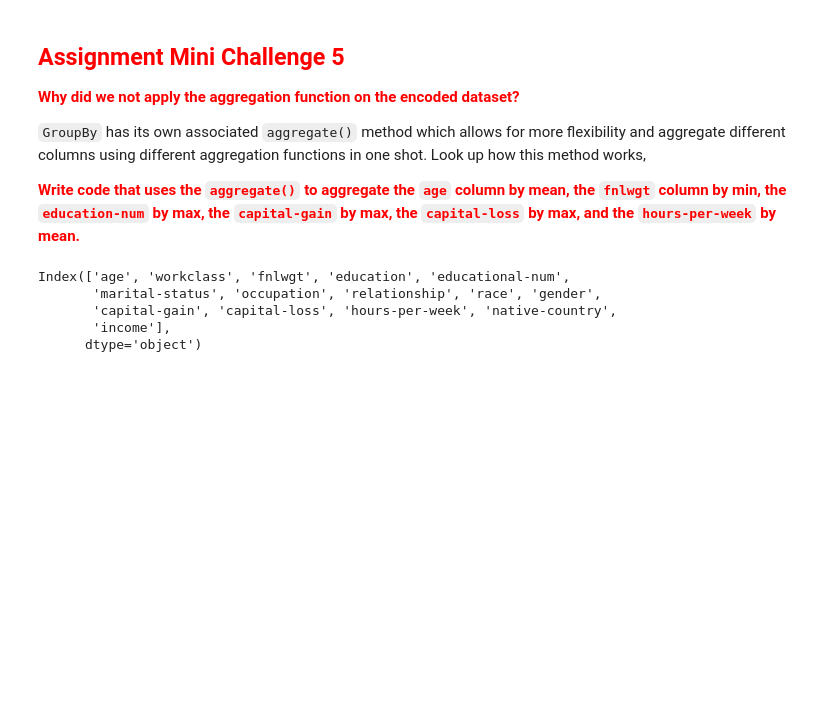
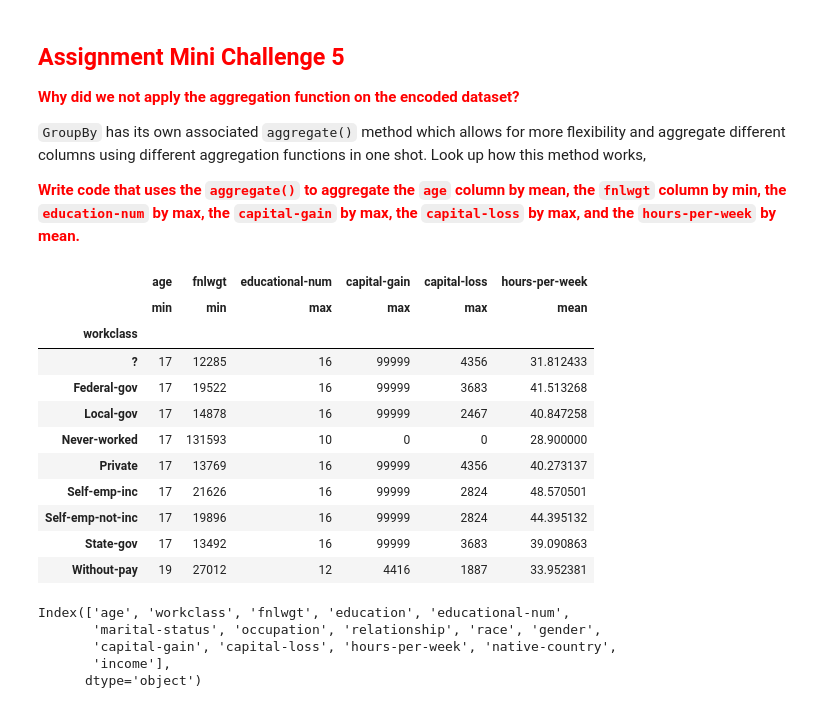
Before and after one commit to AmrMKayid/CSEN1095-Data-Engineering, a Jupyter notebook: Practice6- Data Integration and Feature Engineering.ipynb, the cells around one changed output. Cells and saved outputs as stored; diff of their text form; code cells hidden in the pictures; blank space fills up the shorter version.

```diff
--- a/Practice6- Data Integration and Feature Engineering.ipynb
+++ b/Practice6- Data Integration and Feature Engineering.ipynb
@@ -1202,6 +1278,26 @@ The `agg` function intelligently ignores categorical attributes.
 ``GroupBy`` has its own associated ``aggregate()`` method which allows for more flexibility and aggregate different columns using different aggregation functions in one shot. Look up how this method works,
 
 <span style="color:red"><b>Write code that uses the ``aggregate()`` to aggregate the `age` column by mean, the `fnlwgt` column by min, the `education-num` by max, the `capital-gain` by max, the `capital-loss` by max, and the `hours-per-week` by mean. </b></span>
+# %%
+income_df.groupby(["workclass"]).agg({'age' : ['min'],
+                                      'fnlwgt' : ['min'],
+                                     'educational-num': ['max'],
+                                     'capital-gain': ['max'],
+                                     'capital-loss': ['max'],
+                                     'hours-per-week': ['mean']})
+# %% [output]
+|  | age | fnlwgt | educational-num | capital-gain | capital-loss | hours-per-week |
+|  | min | min | max | max | max | mean |
+| workclass |  |  |  |  |  |  |
+| ? | 17 | 12285 | 16 | 99999 | 4356 | 31.812433 |
+| Federal-gov | 17 | 19522 | 16 | 99999 | 3683 | 41.513268 |
+| Local-gov | 17 | 14878 | 16 | 99999 | 2467 | 40.847258 |
+| Never-worked | 17 | 131593 | 10 | 0 | 0 | 28.900000 |
+| Private | 17 | 13769 | 16 | 99999 | 4356 | 40.273137 |
+| Self-emp-inc | 17 | 21626 | 16 | 99999 | 2824 | 48.570501 |
+| Self-emp-not-inc | 17 | 19896 | 16 | 99999 | 2824 | 44.395132 |
+| State-gov | 17 | 13492 | 16 | 99999 | 3683 | 39.090863 |
+| Without-pay | 19 | 27012 | 12 | 4416 | 1887 | 33.952381 |
 # %%
 income_df.columns
 # %% [output]
```
Also changed, not shown: parts of 10 cells of this notebook.
